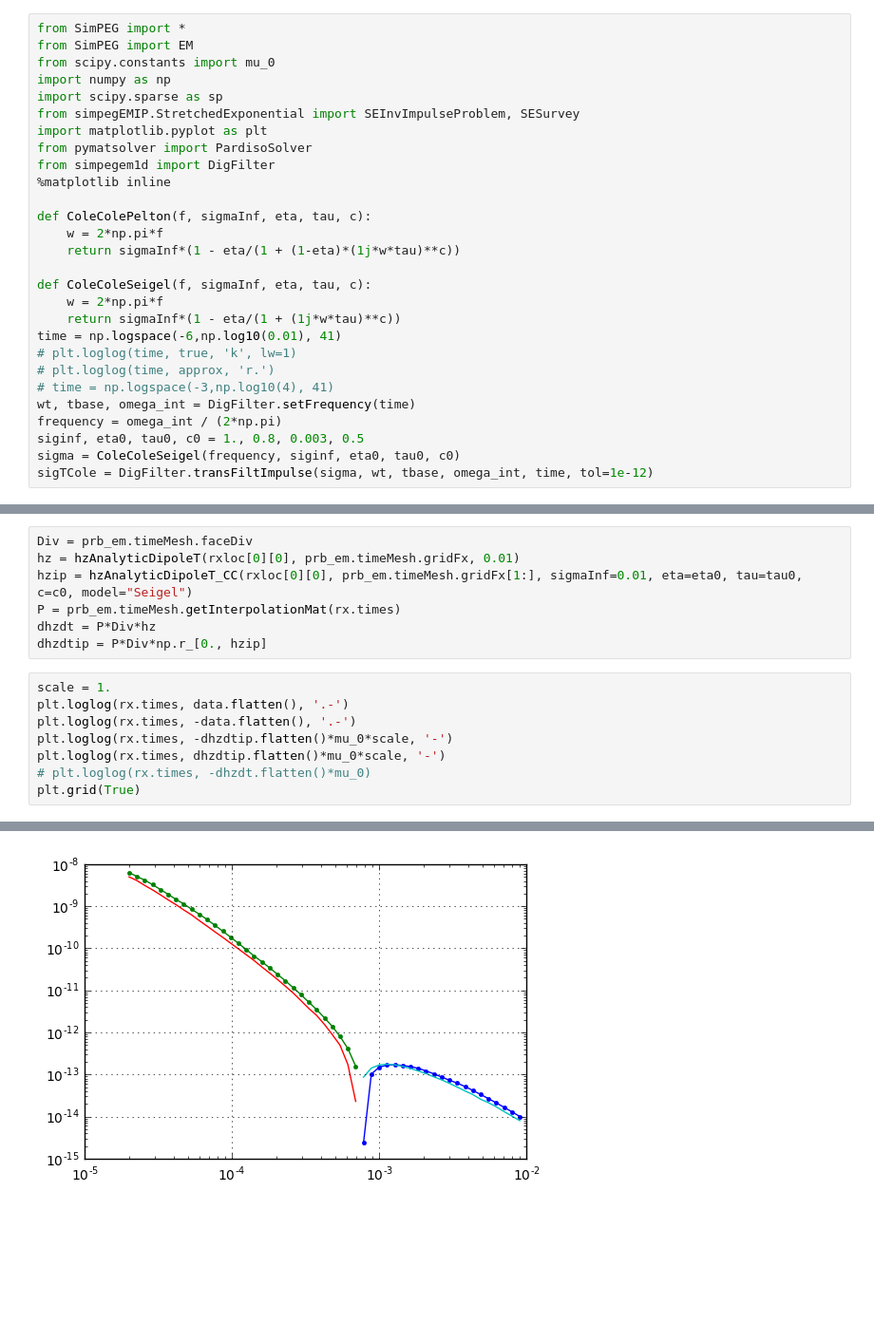
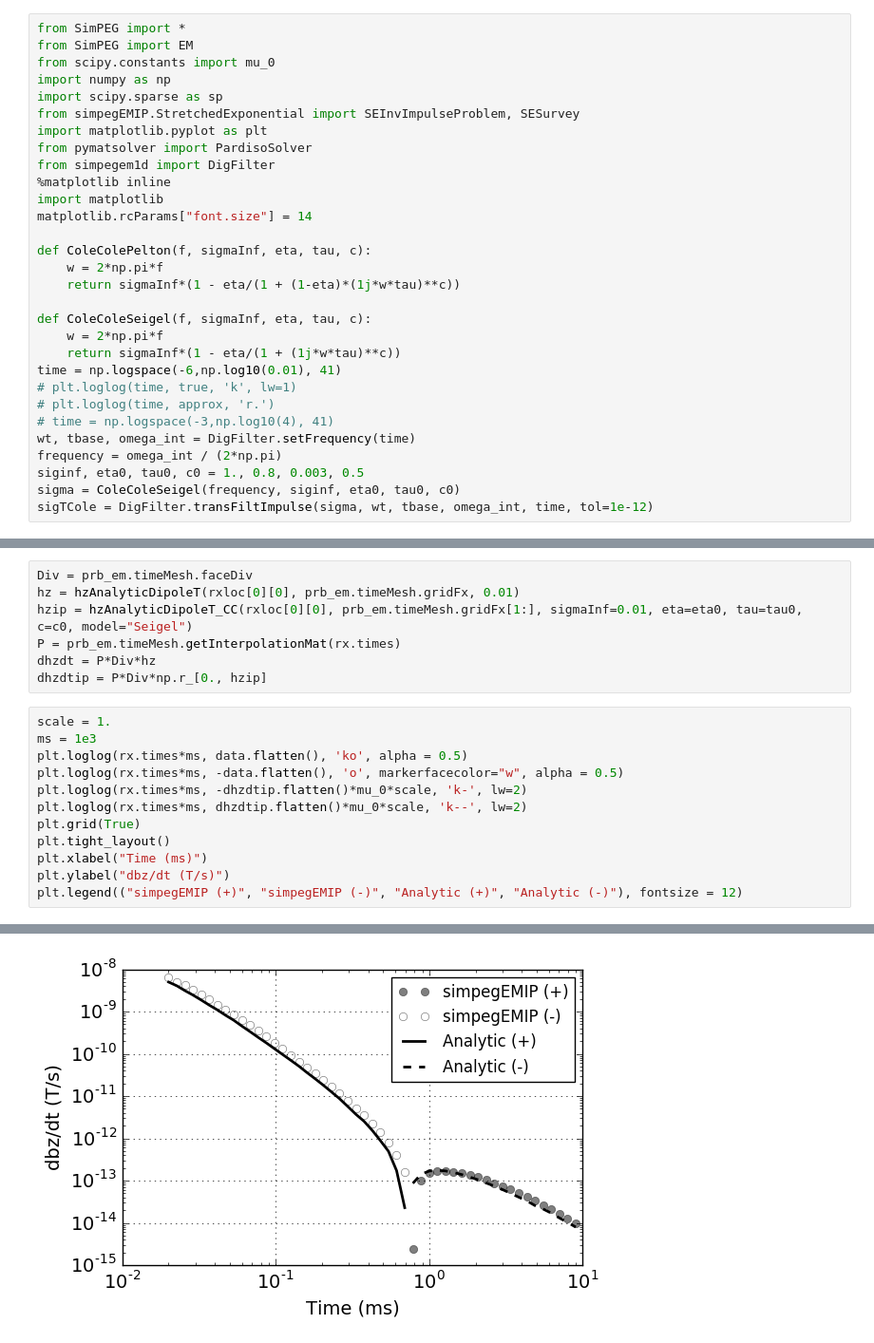
Before and after one commit to sgkang/simpegEMIP, a Jupyter notebook: notebook/TEM_Convolution_inductivesource_SE_example.ipynb, the cells around one changed output, grey strips where cells are left out. Shown at 95% size. Drawn from its saved outputs; the diff is of its cells as text; blank space fills up the shorter version.

```diff
--- a/notebook/TEM_Convolution_inductivesource_SE_example.ipynb
+++ b/notebook/TEM_Convolution_inductivesource_SE_example.ipynb
@@ -9,6 +9,8 @@ import matplotlib.pyplot as plt
 from pymatsolver import PardisoSolver
 from simpegem1d import DigFilter
 %matplotlib inline
+import matplotlib
+matplotlib.rcParams["font.size"] = 14
 
 def ColeColePelton(f, sigmaInf, eta, tau, c):
     w = 2*np.pi*f
@@ -179,10 +183,14 @@ dhzdt = P*Div*hz
 dhzdtip = P*Div*np.r_[0., hzip]
 # %%
 scale = 1.
-plt.loglog(rx.times, data.flatten(), '.-')
-plt.loglog(rx.times, -data.flatten(), '.-')
-plt.loglog(rx.times, -dhzdtip.flatten()*mu_0*scale, '-')
-plt.loglog(rx.times, dhzdtip.flatten()*mu_0*scale, '-')
-# plt.loglog(rx.times, -dhzdt.flatten()*mu_0)
+ms = 1e3
+plt.loglog(rx.times*ms, data.flatten(), 'ko', alpha = 0.5)
+plt.loglog(rx.times*ms, -data.flatten(), 'o', markerfacecolor="w", alpha = 0.5)
+plt.loglog(rx.times*ms, -dhzdtip.flatten()*mu_0*scale, 'k-', lw=2)
+plt.loglog(rx.times*ms, dhzdtip.flatten()*mu_0*scale, 'k--', lw=2)
 plt.grid(True)
+plt.tight_layout()
+plt.xlabel("Time (ms)")
+plt.ylabel("dbz/dt (T/s)")
+plt.legend(("simpegEMIP (+)", "simpegEMIP (-)", "Analytic (+)", "Analytic (-)"), fontsize = 12)
 # %% [output]
@@ -189 +198 @@ plt.grid(True)
-[figure, old version]
+[figure, new version]
```
Also changed, not shown: parts of 2 cells of this notebook, 5 other files.
